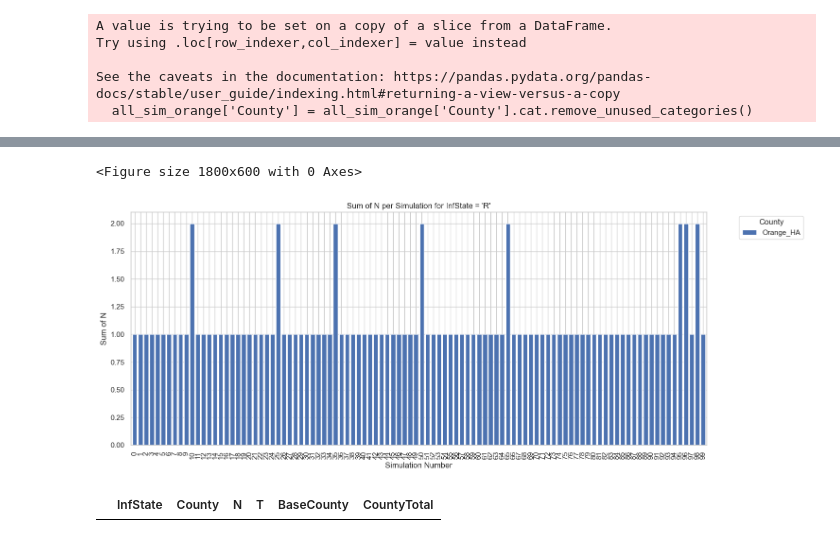
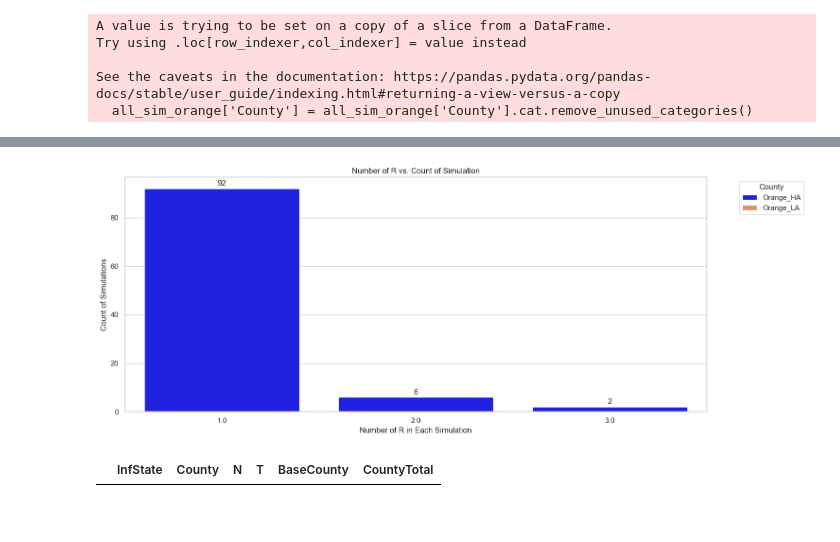
Before and after one commit to UNCIDD/tabularepimdl, a Jupyter notebook: examples/Matrix_Kronecker_Product.ipynb, the cells around one changed output, grey strips where cells are left out. Saved outputs shown, nothing was run; the diff lists cells and outputs as text; code cells hidden in the pictures.

Commit message:
grouping simulations and show number of R in each sim

```diff
--- a/examples/Matrix_Kronecker_Product.ipynb
+++ b/examples/Matrix_Kronecker_Product.ipynb
@@ -348,10 +348,10 @@ recovery_rule = SimpleTransition(column='InfState', from_st='I', to_st='R', rate
 # %%
 mpox_epimdl = EpiModel(init_state=pop_size, rules=[waifw_mpox_stoc, recovery_rule], stoch_policy='rule_based')
 # %%
-mpox_epimdl.reset()
+#mpox_epimdl.reset()
 #100 day, one simulation
-for t in np.arange(0, 100, 1):
-    mpox_epimdl.do_timestep(dt=1)
+#for t in np.arange(0, 100, 1):
+#    mpox_epimdl.do_timestep(dt=1)
 # %%
 mpox_epimdl.cur_state #same as T==100
 #mpox_epimdl.full_epi[mpox_epimdl.full_epi['T'] == 100]
@@ -409,3 +409,7 @@ all_sim_orange
 | 1 | S | Orange_HA | Orange | 1824 | 181 | 100 | 99 |
 | 2 | S | Orange_LA | Orange | 1824 | 1642 | 100 | 99 |
 300 rows × 7 columns
+# %%
+orange_R_only = all_sim_orange[all_sim_orange['InfState'] == 'R']
+#pivot_df = orange_R_only.pivot(index='sim', columns='County', values='N')
+orange_R_only
@@ -411,0 +430,3 @@ all_sim_orange
+# %%
+grouped_orange_R = orange_R_only.groupby(['County', 'N'], observed=False).agg({'N': 'max', 'sim': 'count'}).rename(columns={'N': 'Num_of_R', 'sim': 'count_of_sim'}).reset_index().drop('N', axis=1)
+grouped_orange_R
@@ -415,41 +444,51 @@ sns.set_theme(style="whitegrid")
 #fig, axes = plt.subplots(nrows=3, figsize=(12, 10), sharex=True)
 #fig.suptitle('Sum of N per Simulation by Infection State and County')
 
 # Step 4: Plot each InfState in its own subplot
 #for i, state in enumerate(sorted([inf_states])):
 #    ax = axes[i]
 #    state_df = all_sim_orange[all_sim_orange['InfState'] == state]
 
     # Pivot to get simulations as X, counties as lines
 #    pivot_df = state_df.pivot(index='sim', columns='County', values='N')
 
     # Plot each county line
 #    pivot_df.plot(ax=ax, kind='bar', stacked=False, width=0.8)
 #    ax.set_title(f"Infection State: {state}")
 #    ax.set_ylabel("Sum of N")
 #    ax.legend(title="County", bbox_to_anchor=(1.05, 1), loc='upper left')
 
 #axes[-1].set_xlabel("Simulation Number")
 
-R_only = all_sim_orange[all_sim_orange['InfState'] == 'R']
-pivot_df = R_only.pivot(index='sim', columns='County', values='N')
+
 
 plt.figure(figsize=(18, 6))
-pivot_df.plot(kind='bar', width=0.8, figsize=(18, 6))
 
-plt.title("Sum of N per Simulation for InfState = 'R'")
-plt.xlabel("Simulation Number")
-plt.ylabel("Sum of N")
+###=== distribution of simulation num vs. num of R
+#R_only = all_sim_orange[all_sim_orange['InfState'] == 'R']
+#pivot_df.plot(kind='bar', width=0.8, figsize=(18, 6))
+#plt.title("Sum of N per Simulation for InfState = 'R'")
+#plt.xlabel("Simulation Number")
+#plt.ylabel("Sum of N")
+#plt.legend(title="County", bbox_to_anchor=(1.05, 1), loc='upper left')
+###===
+
+ax = sns.barplot(data=grouped_orange_R, x='Num_of_R', y='count_of_sim', hue='County', palette={'Orange_HA': 'blue', 'Orange_LA': 'coral'})
+
+for container in ax.containers:
+    ax.bar_label(container, fmt='%d', label_type='edge', padding=2)
+plt.title("Number of R vs. Count of Simulation")
+plt.xlabel("Number of R in Each Simulation")
+plt.ylabel("Count of Simulations")
 plt.legend(title="County", bbox_to_anchor=(1.05, 1), loc='upper left')
 
 plt.tight_layout(rect=[0, 0, 0.85, 1])  # Leave space for legend
 # Optional: Show only every 5th tick to reduce clutter
 #xticks = ax.get_xticks()
 #ax.set_xticks(xticks[::5])  # every 5th label
 plt.show()
 # %% [output]
-<Figure size 1800x600 with 0 Axes>
-[figure, old version]
+[figure, new version]
 # %%
 #mpox_epimdl.cur_state
 # %%
```
Also changed, not shown: parts of 3 cells of this notebook.
